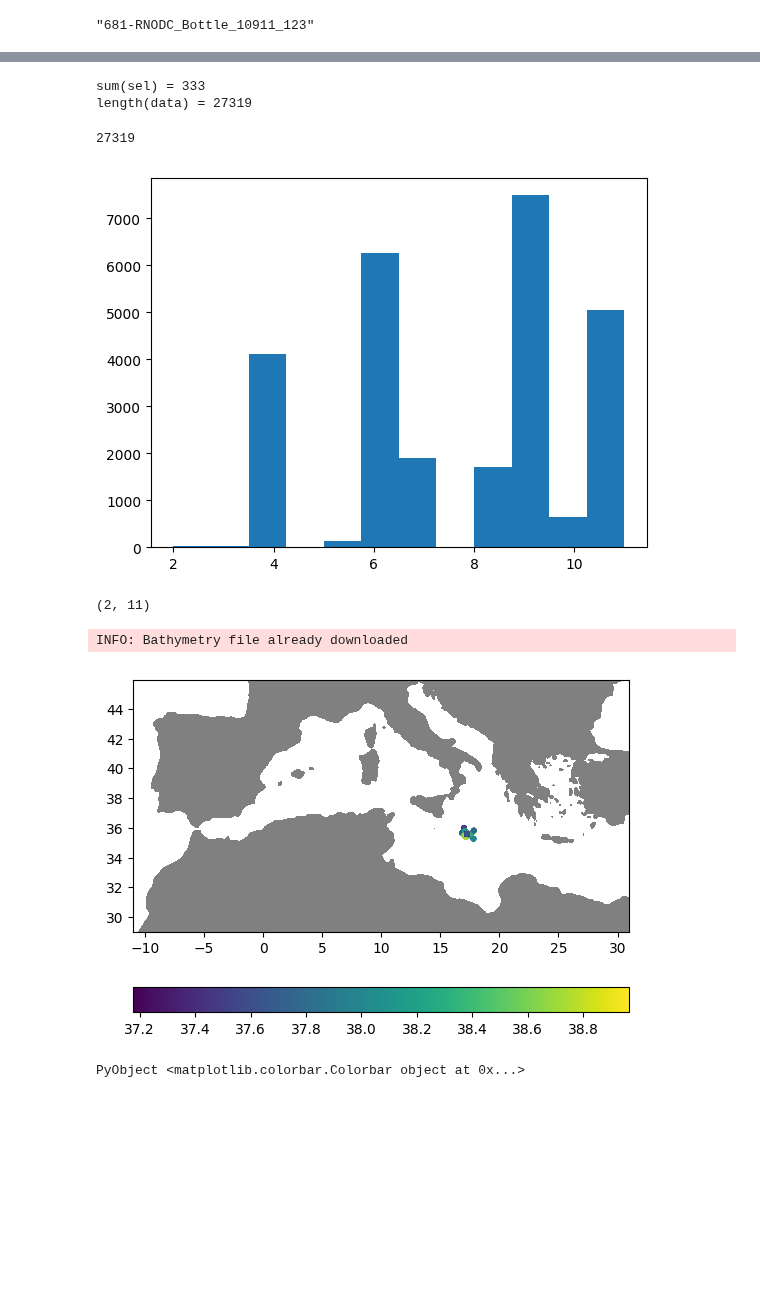
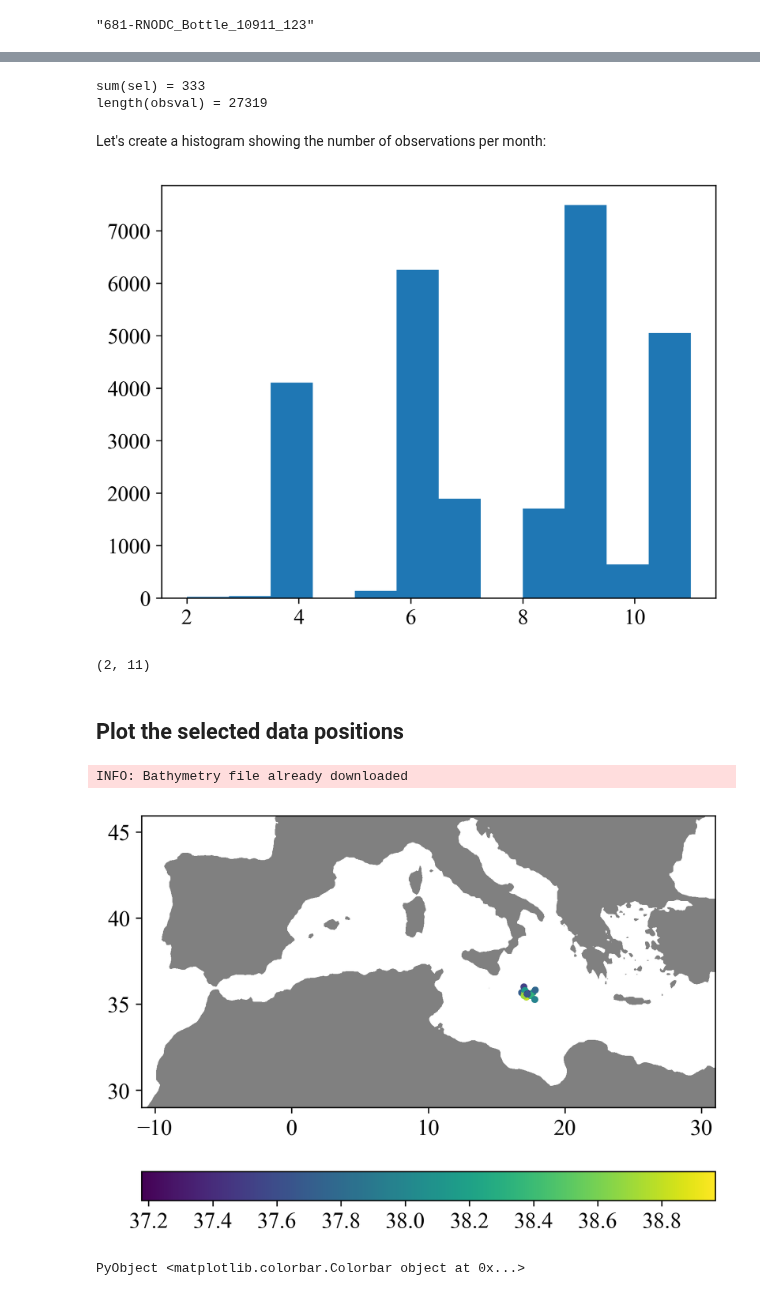
Before and after one commit to gher-uliege/Diva-Workshops, a Jupyter notebook: notebooks/09-ODV-data-import.ipynb, the cells around one changed output, grey strips where cells are left out. Drawn from its saved outputs; the diff is of its cells as text; code cells hidden in the pictures; blank space fills up the shorter version.

```diff
--- a/notebooks/09-ODV-data-import.ipynb
+++ b/notebooks/09-ODV-data-import.ipynb
@@ -68,7 +70,7 @@ If for some reasons, the column name contains an underscore (`Water_body_phospha
 # %%
 dataname = "Water body salinity"
 
-data,lon,lat,depth,time,ids = ODVspreadsheet.load(Float64,["small_ODV_sample.txt"],
+obsval,obslon,obslat,obsdepth,obstime,obsid = ODVspreadsheet.load(Float64,["small_ODV_sample.txt"],
                            ["Water body salinity"]; nametype = :localname );
 # %% [output]
 INFO: No. of profiles in the file: 71
@@ -157,13 +165,13 @@ The following codes does infact nothing, because all data values are already sma
 # %%
-sel = data .< 39;
+sel = obsval .< 39;
 
 index = find(.!sel)
 
-@show length(index)
-data = data[sel]
-lon = lon[sel]
-lat = lat[sel]
-depth = depth[sel]
-time = time[sel]
-ids = ids[sel];
+@show length(index);
+obsval = obsval[sel]
+obslon = obslon[sel]
+obslat = obslat[sel]
+obsdepth = obsdepth[sel]
+obstime = obstime[sel]
+obsid = obsid[sel];
 # %% [output]
@@ -179,17 +189,21 @@ checkobs((lon,lat,depth,time),data,ids)
 # %%
-sel = (depth .< 50) .& (Dates.month.(time) .== 9)
-@show sum(sel)
-@show length(data)
+sel = (obsdepth .< 50.) .& (Dates.month.(obstime) .== 9)
+@show sum(sel);
+@show length(obsval);
+obsval_new = obsval[sel];
 # %% [output]
 sum(sel) = 333
-length(data) = 27319
+length(obsval) = 27319
-27319
+# %% [markdown]
+Let's create a histogram showing the number of observations per month:
 # %%
-PyPlot.plt[:hist](Dates.month.(time),12)
-extrema(Dates.month.(time))
+PyPlot.plt[:hist](Dates.month.(obstime),12)
+extrema(Dates.month.(obstime))
 # %% [output]
-[figure, old version]
+[figure, new version]
 (2, 11)
+# %% [markdown]
+## Plot the selected data positions
 # %%
 bathname = "gebco_30sec_16.nc"
 
@@ -203,8 +217,8 @@ bathisglobal = true
 
 # Extract the bathymetry for plotting
 
-lonr = extrema(lon[sel])
-latr = extrema(lat[sel])
+lonr = extrema(obslon[sel])
+latr = extrema(obslat[sel])
 
 lonr = -10:30
 latr = 30:45
@@ -213,11 +227,11 @@ bx,by,b = extract_bath(bathname,bathisglobal,lonr,latr);
 INFO: Bathymetry file already downloaded
 # %%
 contourf(bx,by,b', levels = [-1e5,0],colors = [[.5,.5,.5]])
-scatter(lon[sel],lat[sel],10,data[sel])
+scatter(obslon[sel],obslat[sel],10,obsval[sel])
 # compute and set the correct aspect ratio
 aspect_ratio = 1/cos(mean(latr) * pi/180)
 gca()[:set_aspect](aspect_ratio)
 colorbar(orientation = "horizontal")
 # %% [output]
-[figure, old version]
+[figure, new version]
 PyObject <matplotlib.colorbar.Colorbar object at 0x...>
```
Also changed, not shown: parts of 20 cells of this notebook.
